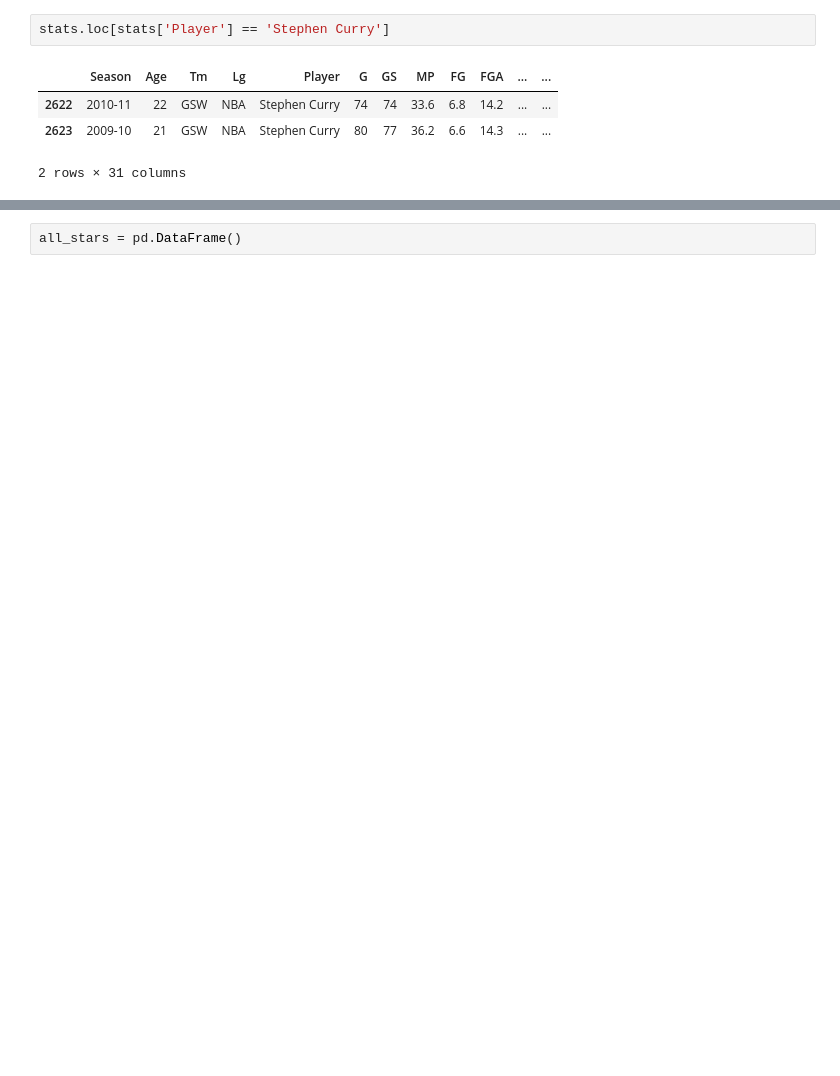
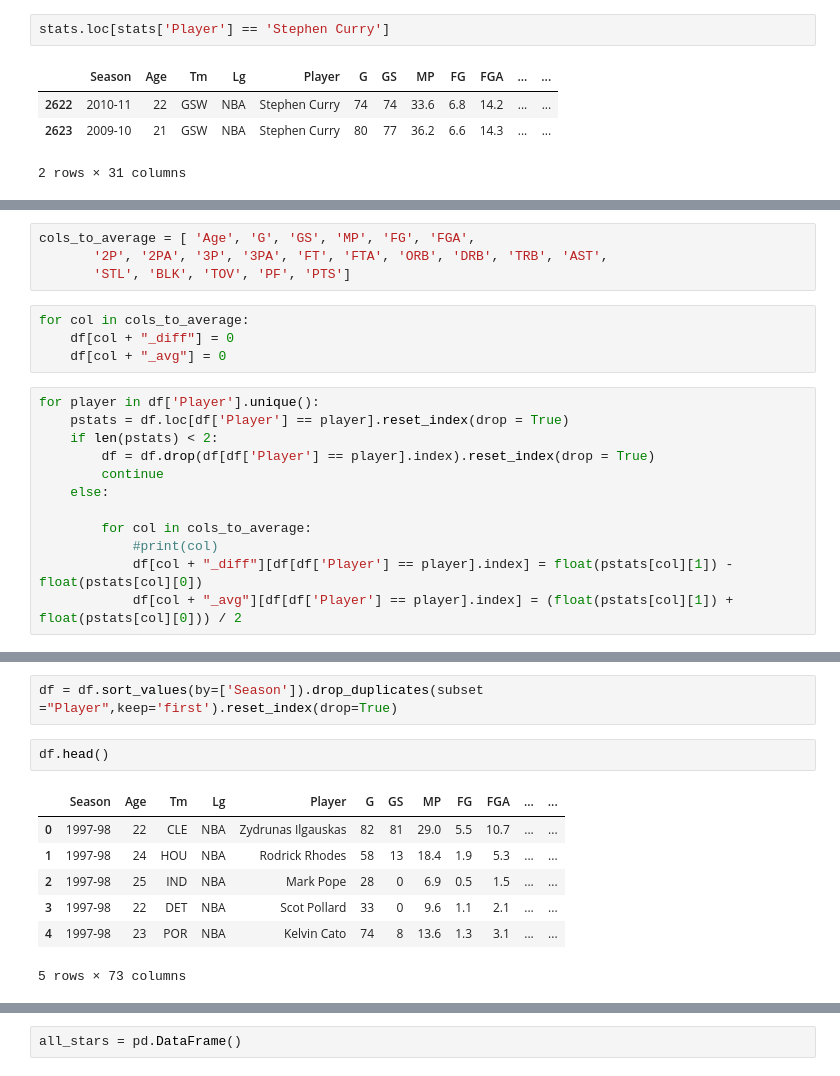
Before and after one commit to coleppert/NBA_AllStar_Prediction_Model, a Jupyter notebook: DataCollection/DataCollection.ipynb, the cells around one changed output, grey strips where cells are left out. Saved outputs shown, nothing was run; the diff lists cells and outputs as text; blank space fills up the shorter version.

```diff
--- a/DataCollection/DataCollection.ipynb
+++ b/DataCollection/DataCollection.ipynb
@@ -59,0 +69,20 @@ stats.loc[stats['Player'] == 'Stephen Curry']
+# %%
+cols_to_average = [ 'Age', 'G', 'GS', 'MP', 'FG', 'FGA',
+       '2P', '2PA', '3P', '3PA', 'FT', 'FTA', 'ORB', 'DRB', 'TRB', 'AST',
+       'STL', 'BLK', 'TOV', 'PF', 'PTS']
+# %%
+for col in cols_to_average:
+    df[col + "_diff"] = 0
+    df[col + "_avg"] = 0
+# %%
+for player in df['Player'].unique():
+    pstats = df.loc[df['Player'] == player].reset_index(drop = True)
+    if len(pstats) < 2:
+        df = df.drop(df[df['Player'] == player].index).reset_index(drop = True)
+        continue
+    else:
+
+        for col in cols_to_average:
+            #print(col)
+            df[col + "_diff"][df[df['Player'] == player].index] = float(pstats[col][1]) - float(pstats[col][0])
+            df[col + "_avg"][df[df['Player'] == player].index] = (float(pstats[col][1]) + float(pstats[col][0])) / 2
@@ -59,0 +108,12 @@ stats.loc[stats['Player'] == 'Stephen Curry']
+# %%
+df = df.sort_values(by=['Season']).drop_duplicates(subset ="Player",keep='first').reset_index(drop=True)
+# %%
+df.head()
+# %% [output]
+|  | Season | Age | Tm | Lg | Player | G | GS | MP | FG | FGA | ... | ... |
+| 0 | 1997-98 | 22 | CLE | NBA | Zydrunas Ilgauskas | 82 | 81 | 29.0 | 5.5 | 10.7 | ... | ... |
+| 1 | 1997-98 | 24 | HOU | NBA | Rodrick Rhodes | 58 | 13 | 18.4 | 1.9 | 5.3 | ... | ... |
+| 2 | 1997-98 | 25 | IND | NBA | Mark Pope | 28 | 0 | 6.9 | 0.5 | 1.5 | ... | ... |
+| 3 | 1997-98 | 22 | DET | NBA | Scot Pollard | 33 | 0 | 9.6 | 1.1 | 2.1 | ... | ... |
+| 4 | 1997-98 | 23 | POR | NBA | Kelvin Cato | 74 | 8 | 13.6 | 1.3 | 3.1 | ... | ... |
+5 rows × 73 columns
```
Also changed, not shown: parts of 13 cells of this notebook.
